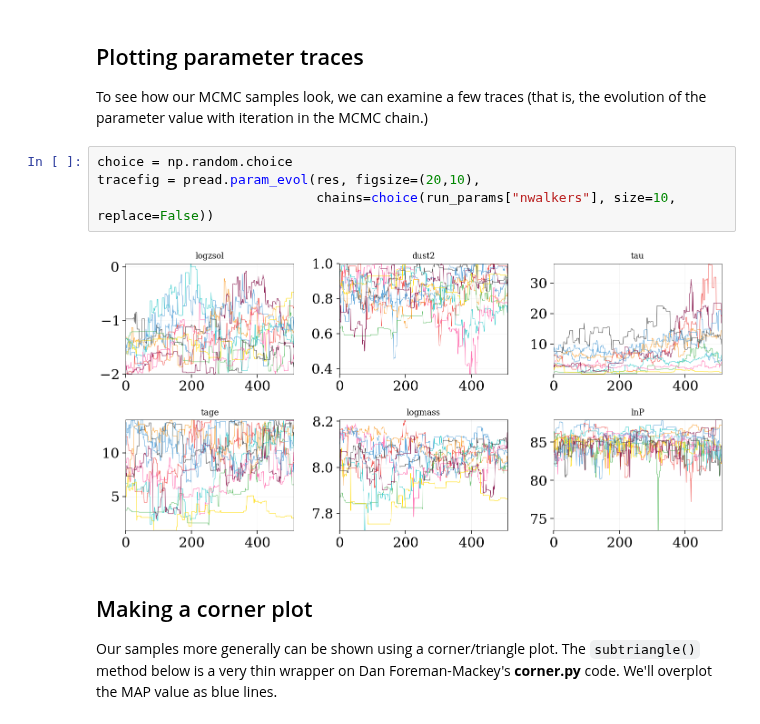
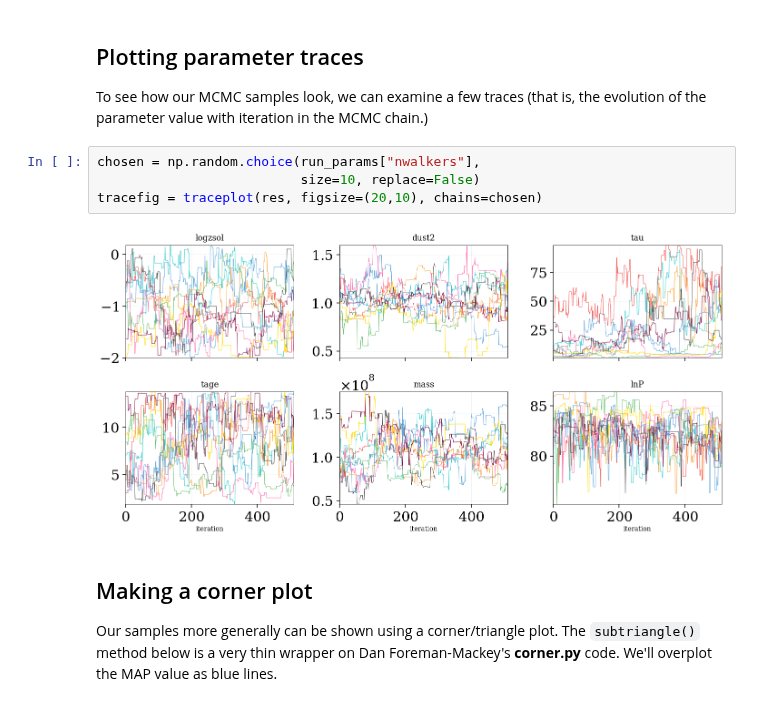
Before and after one commit to bd-j/prospector, a Jupyter notebook: demo/DeconstructedDemo.ipynb, the cells around one changed output. Drawn from its saved outputs; the diff is of its cells as text.

```diff
--- a/demo/DeconstructedDemo.ipynb
+++ b/demo/DeconstructedDemo.ipynb
@@ -787,11 +801,11 @@ print(res.keys())
 ## Plotting parameter traces
 To see how our MCMC samples look, we can examine a few traces (that is, the evolution of the parameter value with iteration in the MCMC chain.)
 # %%
-choice = np.random.choice
-tracefig = pread.param_evol(res, figsize=(20,10),
-                            chains=choice(run_params["nwalkers"], size=10, replace=False))
+chosen = np.random.choice(run_params["nwalkers"],
+                          size=10, replace=False)
+tracefig = traceplot(res, figsize=(20,10), chains=chosen)
 # %% [output]
-[figure, old version]
+[figure, new version]
 # %% [markdown]
 ## Making a corner plot
 Our samples more generally can be shown using a corner/triangle plot.  The `subtriangle()` method below is a very thin wrapper on Dan Foreman-Mackey's **corner.py** code.  We'll overplot the MAP value as blue lines.
```
Also changed, not shown: parts of 11 cells of this notebook, 13 other files.
